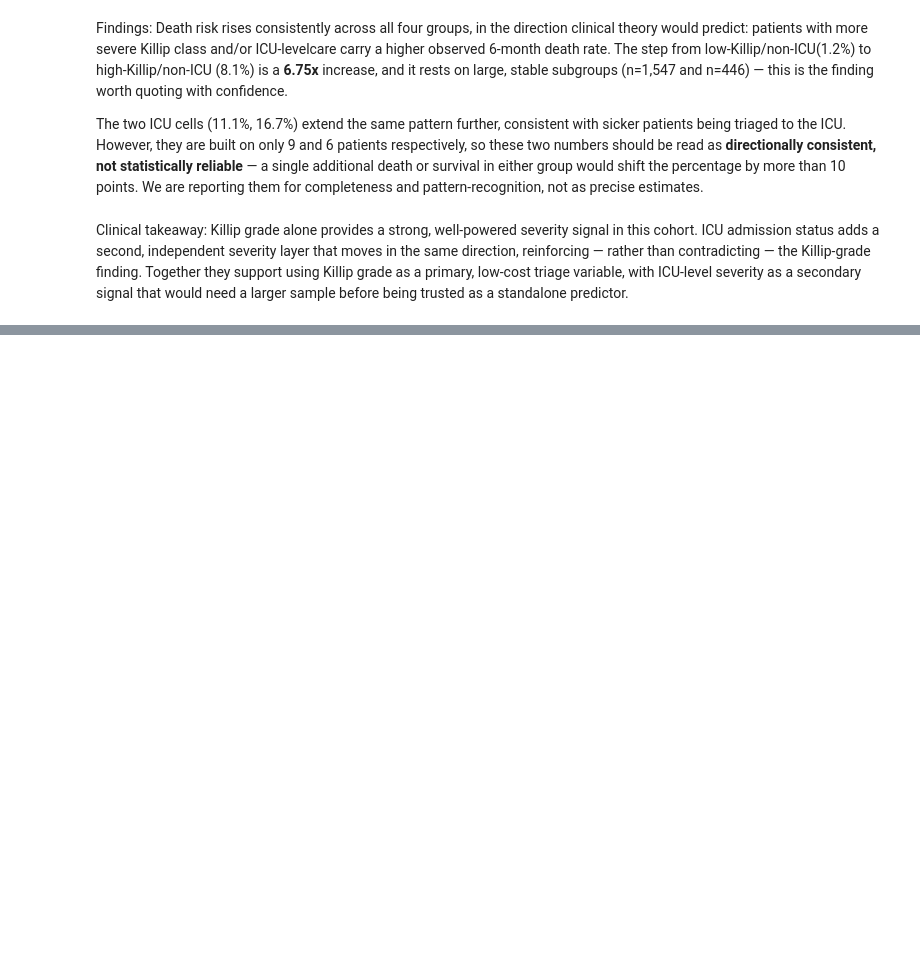
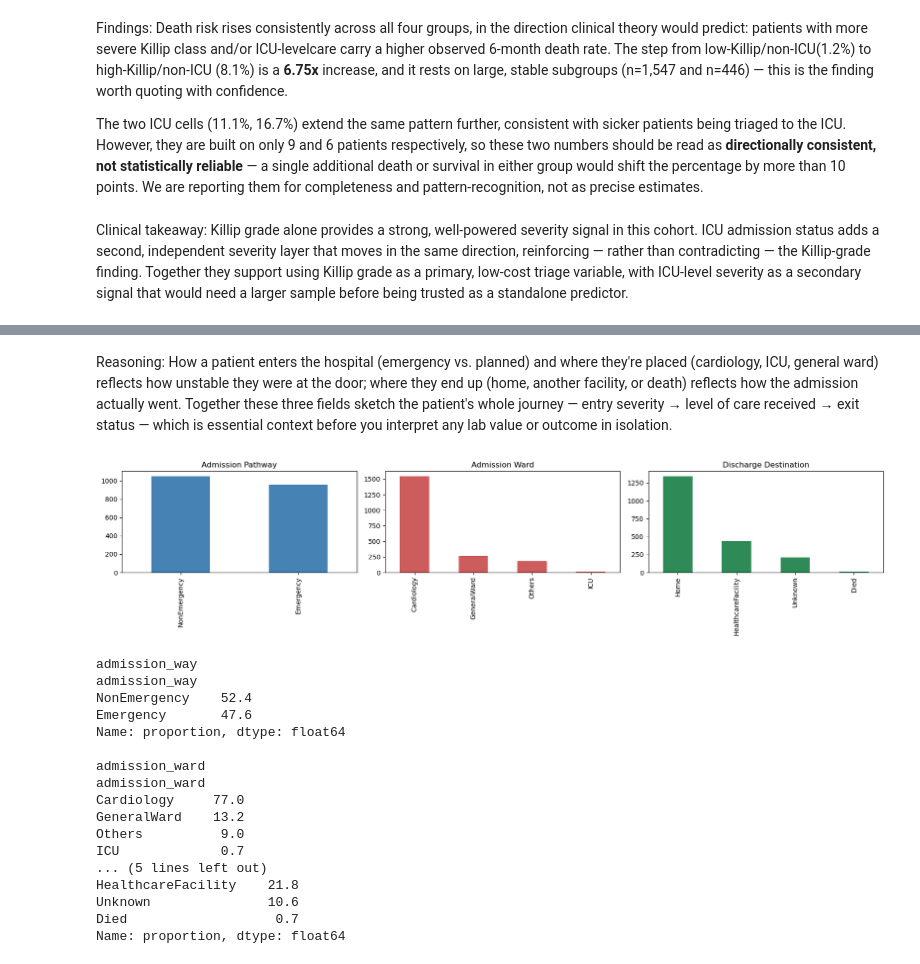
Before and after one commit to mishrasudha1984-png/Team4_The_Zen_OF_Five_PythonHackathon_Sep2026, a Jupyter notebook: Team4_The_Zen_Of_Five_02.Descriptive And Prescriptive.ipynb, the cells around one changed output, grey strips where cells are left out. Cells and saved outputs as stored; diff of their text form; code cells hidden in the pictures; blank space fills up the shorter version.

```diff
--- a/Team4_The_Zen_Of_Five_02.Descriptive And Prescriptive.ipynb
+++ b/Team4_The_Zen_Of_Five_02.Descriptive And Prescriptive.ipynb
@@ -172,0 +229,43 @@ Killip grade alone provides a strong, well-powered severity signal in this cohor
+# %% [markdown]
+Reasoning:
+How a patient enters the hospital (emergency vs. planned) and where they're placed (cardiology, ICU, general ward) reflects how unstable they were at the door; where they end up (home, another facility, or death) reflects how the admission actually went. Together these three fields sketch the patient's whole journey — entry severity → level of care received → exit status — which is essential context before you interpret any lab value or outcome in isolation.
+# %%
+fig, axes = plt.subplots(1, 3, figsize=(17, 4))
+
+df_master['admission_way'].value_counts().plot(kind='bar', ax=axes[0], color='steelblue')
+axes[0].set_title('Admission Pathway')
+axes[0].set_xlabel('')
+
+df_master['admission_ward'].value_counts().plot(kind='bar', ax=axes[1], color='indianred')
+axes[1].set_title('Admission Ward')
+axes[1].set_xlabel('')
+
+df_master['destinationdischarge'].value_counts().plot(kind='bar', ax=axes[2], color='seagreen')
+axes[2].set_title('Discharge Destination')
+axes[2].set_xlabel('')
+
+plt.tight_layout()
+plt.show()
+
+for col in ['admission_way', 'admission_ward', 'destinationdischarge']:
+    print(f"\n{col}")
+    print(df_master[col].value_counts(normalize=True).mul(100).round(1))
+# %% [output]
+[figure, added]
+admission_way
+admission_way
+NonEmergency    52.4
+Emergency       47.6
+Name: proportion, dtype: float64
+
+admission_ward
+admission_ward
+Cardiology     77.0
+GeneralWard    13.2
+Others          9.0
+ICU             0.7
+... (5 lines left out)
+HealthcareFacility    21.8
+Unknown               10.6
+Died                   0.7
+Name: proportion, dtype: float64
```
Also changed, not shown: parts of 22 cells of this notebook.
